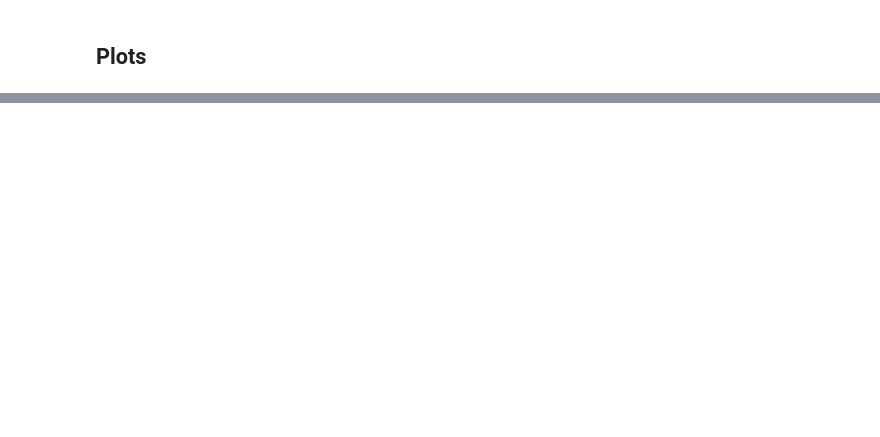
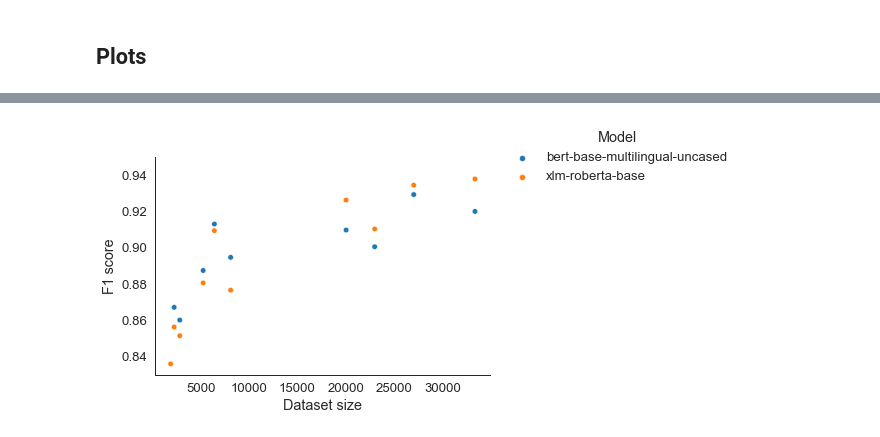
Before and after one commit to mozdzonekm/mlt4pm, a Jupyter notebook: results/results_analysis.ipynb, the cells around one changed output, grey strips where cells are left out. Drawn from its saved outputs; the diff is of its cells as text; code cells hidden in the pictures; blank space fills up the shorter version.

```diff
--- a/results/results_analysis.ipynb
+++ b/results/results_analysis.ipynb
@@ -81,0 +108,30 @@ plot_f1_prec_rec_for_model(df, 'xlm-roberta-base', 'XLM-RoBERTa')
+# %%
+wdc_sizes = pd.DataFrame([
+    {'dataset_type':'cameras',      'dataset_size':'small',     'n': 1886},
+    {'dataset_type':'cameras',      'dataset_size':'medium',    'n': 5255},
+    {'dataset_type':'cameras',      'dataset_size':'large',     'n': 20036},
+    {'dataset_type':'computers',    'dataset_size':'small',     'n': 2834},
+    {'dataset_type':'computers',    'dataset_size':'medium',    'n': 8094},
+    {'dataset_type':'computers',    'dataset_size':'large',     'n': 33359},
+    {'dataset_type':'watches',      'dataset_size':'small',     'n': 2255},
+    {'dataset_type':'watches',      'dataset_size':'medium',    'n': 6413},
+    {'dataset_type':'watches',      'dataset_size':'large',     'n': 27027},
+    {'dataset_type':'shoes',        'dataset_size':'small',     'n': 2063},
+    {'dataset_type':'shoes',        'dataset_size':'medium',    'n': 5805},
+    {'dataset_type':'shoes',        'dataset_size':'large',     'n': 22989},
+])
+# %%
+def plot_f1_size(data, save):
+    sns.scatterplot(x='n', y='f1', hue='model', data=data, s=30)
+    plt.ylim(0.83,0.95)
+    plt.ylabel('F1 score')
+    plt.xlabel('Dataset size')
+    sns.despine()
+    plt.legend(title='Model',frameon=False, loc='center left', bbox_to_anchor=(1.02, 1))
+    plt.savefig(f'img/{save}')
+# %%
+d = df[df['lang'] == 'ENG'].merge(wdc_sizes, on=['dataset_type', 'dataset_size'])
+plot_f1_size(d, 'f1_size_eng.svg')
+plt.show()
+# %% [output]
+[figure, added]
```
Also changed, not shown: parts of 15 cells of this notebook, 9 other files.
